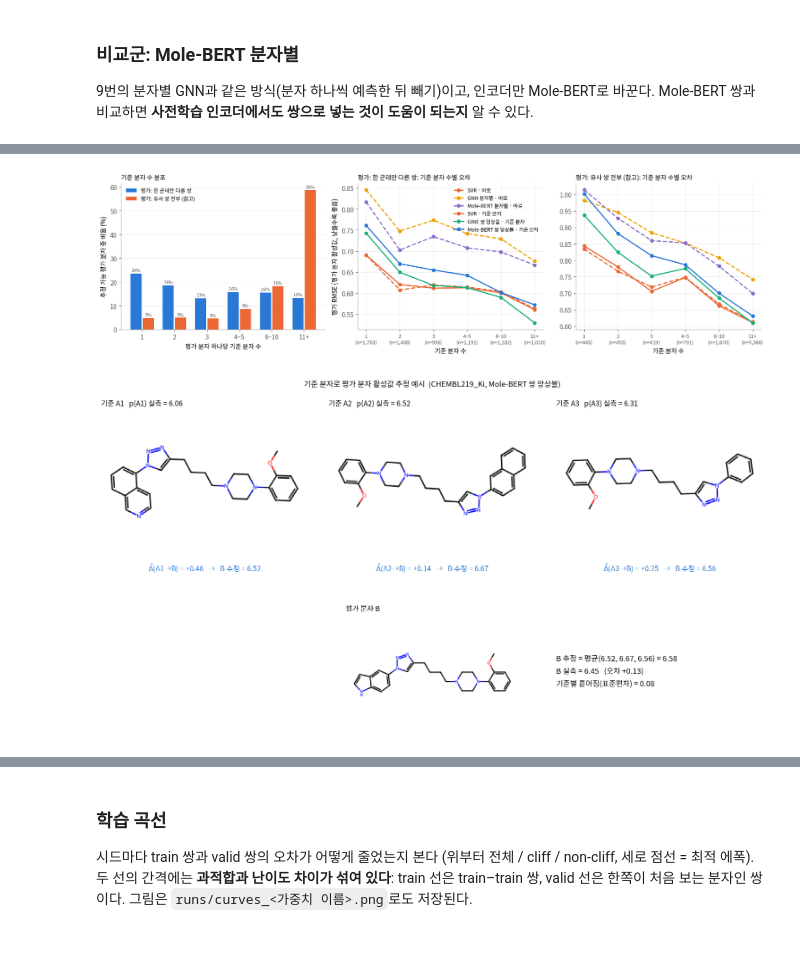
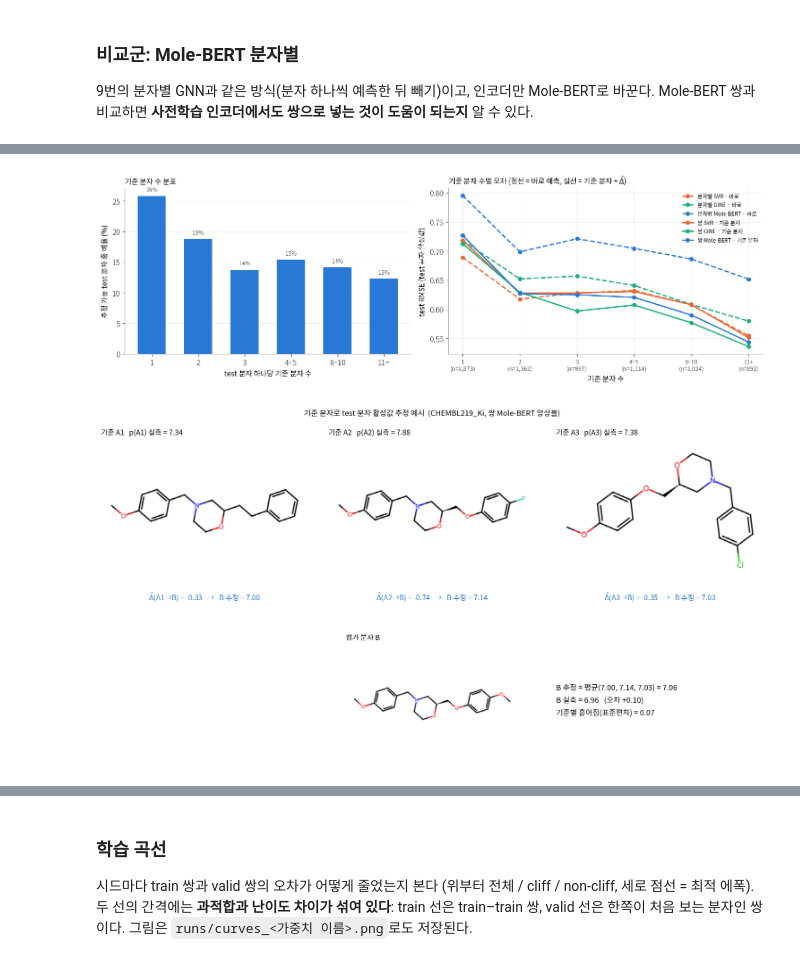
Before and after one commit to dlrudgms1234-commits/capstone, a Jupyter notebook: ac_pipeline.ipynb, the cells around one changed output, grey strips where cells are left out. Drawn from its saved outputs; the diff is of its cells as text; code cells hidden in the pictures.

```diff
--- a/ac_pipeline.ipynb
+++ b/ac_pipeline.ipynb
@@ -1344,13 +1293,13 @@ class MolModel(nn.Module):
     def __init__(self):
         super().__init__()
         self.mol = GNN()
-        self.head = make_head(HIDDEN + len(DEV_TARGETS))   # 쌍 모델과 같은 헤드 (HEAD 옵션)
+        self.head = make_head(HIDDEN + len(DEV_TARGETS))   # 쌍 모델과 같은 헤드 (1024 → 1024 → 1)
 
     def forward(self, g, tgt):
-        h = readout(self.mol(g), g.batch)
+        h = global_mean_pool(self.mol(g), g.batch)
         return self.head(torch.cat([h, F.one_hot(tgt, len(DEV_TARGETS)).float()], 1)).squeeze(1)
 
-MOL_PATIENCE = 20   # 한 epoch에 보는 양이 쌍보다 훨씬 적어 쌍 모델(8)보다 길게 기다린다
+MOL_PATIENCE = 20   # valid 분자 활성 오차로 멈춘다. 한 에폭에 보는 양이 쌍보다 훨씬 적어 쌍 모델(8)보다 길게 기다린다
 # 분자는 3.1만 개라 epoch당 학습 횟수가 쌍(13.5만~70만)보다 훨씬 적다. 200에서는 시드 3개 모두
 # 상한에 걸려 멈췄다(최적 197~199) → 상한을 넉넉히 두고 patience로 멈춘다
 MOL_EPOCHS = 1000
@@ -1382,7 +1331,7 @@ def train_mol(seed, tag, make_model=None, gdict=None):
         return model
     tr, va = MOLS[MOLS.split == 'train'], MOLS[MOLS.split == 'val']
     tr_loader, va_loader = mol_loader(tr, shuffle=True, gdict=gdict), mol_loader(va, gdict=gdict)
-    opt = (torch.optim.AdamW if OPTIM == 'adamw' else torch.optim.Adam)(model.param_groups() if hasattr(model, 'param_groups') else model.parameters(), lr=LR, weight_decay=WD)
+    opt = torch.optim.AdamW(model.param_groups() if hasattr(model, 'param_groups') else model.parameters(), lr=LR, weight_decay=WD)
     best, best_state, wait, hist = float('inf'), None, 0, []
     for epoch in range(MOL_EPOCHS):
         model.train()
@@ -1390,7 +1339,6 @@ def train_mol(seed, tag, make_model=None, gdict=None):
             g, t, y = g.to(DEVICE), t.to(DEVICE), y.to(DEVICE)
             loss = ((model(g, t) - y) ** 2).mean()
             opt.zero_grad(); loss.backward(); opt.step()
-            if L2SP: [m.l2sp_pull(PT_LR * L2SP) for m in model.modules() if hasattr(m, 'l2sp_pull')]   # L2-SP: 사전학습 가중치 쪽으로
         score = rmse(mol_predict(model, va_loader), va.p)
         hist.append(dict(epoch=epoch, val=score))
         if score < best:
@@ -1408,7 +1356,7 @@ def train_mol(seed, tag, make_model=None, gdict=None):
     torch.save(best_state, path)
     return model
 
-MOL_TAG = f't{len(DEV_TARGETS)}_h{HIDDEN}_l{LAYERS}_dr{DROPOUT}_wd{WD}_ep{MOL_EPOCHS}' + {'drop_leak': '_leakdrop', 'drop_random': '_rnddrop'}.get(LEAK_MODE, '') + ARCH_TAG   # 예측 헤드 크기·분자 표현 읽기
+MOL_TAG = f't{len(DEV_TARGETS)}_h{HIDDEN}_l{LAYERS}_dr0.3_wd{WD}_ep{MOL_EPOCHS}_leakdrop_head1024_adamw'   # 가중치 파일 이름 (dr0.3은 예전 표시)
 log(f'[mol] 학습 분자 {(MOLS.split == "train").sum():,} | 검증 분자 {(MOLS.split == "val").sum():,}')
 te = (MOLS.split == 'test').values
 files = [f'{RUNS}/{k}_{MOL_TAG}_seed{s}.{x}' for s in SEEDS for k, x in [('gnnmol', 'pt'), ('histmol', 'csv')]]
@@ -1429,7 +1377,5 @@ for s in SEEDS:
     p_ = dict(zip(zip(MOLS.target, MOLS.k), p_))
     for pset in PAIRSETS.values():
         pset[f'pred_gnnmol_s{s}'] = [p_[t, j] - p_[t, i] for t, i, j in zip(pset.target, pset.i, pset.j)]
-for pset in PAIRSETS.values():
-    pset['pred_gnnmol'] = pset[f'pred_gnnmol_s{SEEDS[0]}']
 print(f'참고: SVR 분자 단위 test RMSE {rmse(np.concatenate([mol_pred[t][load(t).split == "test"] for t in DEV_TARGETS]), MOLS.p[te]):.3f}')
 # %% [output]
@@ -1593,12 +1507,12 @@ class PTMolModel(MolModel):
     def __init__(self):
         nn.Module.__init__(self)
         self.mol = MoleBERT()
-        self.head = make_head(PT_DIM + len(DEV_TARGETS))   # 쌍 모델과 같은 헤드 (HEAD 옵션)
+        self.head = make_head(PT_DIM + len(DEV_TARGETS))   # 쌍 모델과 같은 헤드
 
     def param_groups(self):
-        return [{'params': self.mol.parameters(), 'lr': PT_LR, 'weight_decay': 0.0 if L2SP else WD * PT_WD_SCALE}, {'params': self.head.parameters(), 'lr': LR}]   # L2-SP면 인코더 감쇠 끔
+        return [{'params': self.mol.parameters(), 'lr': PT_LR}, {'params': self.head.parameters(), 'lr': LR}]
 
-PTMOL_TAG = f'{MOL_TAG}_molebert' + (f'_ptlr{PT_LR}' if PT_LR != 1e-4 else '') + (f'_l2sp{L2SP}' if L2SP else '') + (f'_ptwd{PT_WD_SCALE:g}x' if PT_WD_SCALE != 1 else '')
+PTMOL_TAG = f'{MOL_TAG}_molebert'
 # --- 학습·예측
 files = [f'{RUNS}/{k}_{PTMOL_TAG}_seed{s}.{x}' for s in SEEDS for k, x in [('gnnmol', 'pt'), ('histmol', 'csv')]]
 cache = pred_cache('preds_molpt', PTMOL_TAG, files)
@@ -1875,39 +1774,33 @@ for st, r in ANCHOR.items():
 # %%
-# 기준 분자 수 분포(왼쪽)와 기준 분자 수별 평가 분자 활성값 오차(가운데·오른쪽)
+# 기준 분자 수 분포(왼쪽)와 기준 분자 수별 test 분자 활성값 오차(오른쪽)
 BINS = [(1, 1, '1'), (2, 2, '2'), (3, 3, '3'), (4, 5, '4~5'), (6, 10, '6~10'), (11, 10 ** 9, '11+')]
 def ref_bin(n):
     return pd.Series(pd.cut(n, [b[0] - 0.5 for b in BINS] + [10 ** 9], labels=[b[2] for b in BINS]), index=n.index)
 
-fig, axes = plt.subplots(1, 3, figsize=(15, 4.3), gridspec_kw=dict(width_ratios=[1.1, 1, 1]))
-a_ = axes[0]; w = 0.38
-for k_, (st, res) in enumerate(ANCHOR.items()):
-    share = ref_bin(res['n_ref']).value_counts(normalize=True).reindex([b[2] for b in BINS]) * 100
-    bars = a_.bar(np.arange(len(BINS)) + (k_ - 0.5) * w, share.values, w * 0.9, color=[C1, C2][k_], label=LABEL[st], zorder=2)
-    for b, v in zip(bars, share.values):
-        a_.text(b.get_x() + b.get_width() / 2, v + 0.8, f'{v:.0f}%', ha='center', fontsize=7, color='0.35')
-a_.set(xticks=range(len(BINS)), xlabel='평가 분자 하나당 기준 분자 수', ylabel='추정 가능 평가 분자 중 비율 (%)')
-a_.set_xticklabels([b[2] for b in BINS])
-a_.set_title('기준 분자 수 분포', loc='left', fontsize=10)
-a_.legend(fontsize=8.5, frameon=False); a_.grid(axis='x', visible=False); tidy(a_)
+fig, (a0, a1) = plt.subplots(1, 2, figsize=(13, 4.3), gridspec_kw=dict(width_ratios=[1, 1.1]))
+share = ref_bin(ANCHOR['n_ref']).value_counts(normalize=True).reindex([b[2] for b in BINS]) * 100
+bars = a0.bar(np.arange(len(BINS)), share.values, 0.6, color=C1, zorder=2)
+for b, v in zip(bars, share.values):
+    a0.text(b.get_x() + b.get_width() / 2, v + 0.8, f'{v:.0f}%', ha='center', fontsize=7.5, color='0.35')
+a0.set(xticks=range(len(BINS)), xlabel='test 분자 하나당 기준 분자 수', ylabel='추정 가능 test 분자 중 비율 (%)')
+a0.set_xticklabels([b[2] for b in BINS]); a0.set_title('기준 분자 수 분포', loc='left', fontsize=10)
+a0.grid(axis='x', visible=False); tidy(a0)
 
-LINES = [('SVR · 바로', C2, '--'), ('GNN 분자별 · 바로', C4, '--'), ('Mole-BERT 분자별 · 바로', PURPLE, '--'), ('SVR · 기준 분자', C2, '-'),
-         ('GINE 쌍 앙상블 · 기준 분자', C3, '-'), ('Mole-BERT 쌍 앙상블 · 기준 분자', C1, '-')]
-for a_, (st, res) in zip(axes[1:], ANCHOR.items()):
-    bins = ref_bin(res['n_ref']).values
-    tp = res['truth'].p.values
-    for m, col, ls in LINES:
-        ys = [np.mean([rmse(p[bins == b[2]], tp[bins == b[2]]) for p in res['preds'][m]]) for b in BINS]
-        a_.plot(range(len(BINS)), ys, ls, color=col, marker='o', ms=5, lw=1.8, label=m)
-    a_.set(xticks=range(len(BINS)), xlabel='기준 분자 수')
-    a_.set_xticklabels([f'{b[2]}\n(n={int((bins == b[2]).sum()):,})' for b in BINS], fontsize=8)
-    a_.set_title(f'{LABEL[st]}: 기준 분자 수별 오차', loc='left', fontsize=10)
-    tidy(a_)
-axes[1].set_ylabel('평가 RMSE (평가 분자 활성값, 낮을수록 좋음)'); axes[1].legend(fontsize=8, frameon=False)
+LINES = [('분자별 SVR · 바로', C2, '--'), ('분자별 GINE · 바로', C3, '--'), ('분자별 Mole-BERT · 바로', C1, '--'),
+         ('쌍 SVR · 기준 분자', C2, '-'), ('쌍 GINE · 기준 분자', C3, '-'), ('쌍 Mole-BERT · 기준 분자', C1, '-')]
+bins = ref_bin(ANCHOR['n_ref']).values; tp_ = ANCHOR['truth'].p.values
+for m, col, ls in LINES:
+    p = ANCHOR['preds'][m]
+    a1.plot(range(len(BINS)), [rmse(p[bins == b[2]], tp_[bins == b[2]]) for b in BINS], ls, color=col, marker='o', ms=5, lw=1.8, label=m)
+a1.set(xticks=range(len(BINS)), xlabel='기준 분자 수', ylabel='test RMSE (test 분자 활성값)')
+a1.set_xticklabels([f'{b[2]}\n(n={int((bins == b[2]).sum()):,})' for b in BINS], fontsize=8)
+a1.set_title(r'기준 분자 수별 오차 (점선 = 바로 예측, 실선 = 기준 분자 + $\hat{\Delta}$)', loc='left', fontsize=10)
+a1.legend(fontsize=7.5, frameon=False); tidy(a1)
 fig.tight_layout(); plt.show()
 # %% [output]
-[figure, old version]
+[figure, new version]
 # %%
-# 기준 분자 예시: 기준이 3개인 평가 분자 하나 (한 군데만 다른 쌍, Mole-BERT 쌍 앙상블)
+# 기준 분자 예시: 기준이 3개인 test 분자 하나 (한 군데만 다른 쌍, 쌍 Mole-BERT 앙상블)
 import io
 from rdkit.Chem import rdDepictor
 from rdkit.Chem.Draw import rdMolDraw2D
@@ -1918,7 +1811,7 @@ def _mol(smiles, size=(330, 230)):
     d.DrawMolecule(m); d.FinishDrawing()
     return plt.imread(io.BytesIO(d.GetDrawingText()))
 
-ps = RESULTS['single']; e = ps[ps.split == 'test'].copy()
+e = TP.copy()
 e['b_is_j'] = [mol_split[t][i] != 'test' for t, i in zip(e.target, e.i)]
 e['kb'] = np.where(e.b_is_j, e.j, e.i); e['ka'] = np.where(e.b_is_j, e.i, e.j)
 e['d_hat'] = np.where(e.b_is_j, 1, -1) * e['pred_pt_ens']
@@ -1940,10 +1833,10 @@ ax.set_title('평가 분자 B', fontsize=10.5, loc='left')
 fig.text(0.68, 0.18, f'B 추정 = 평균({", ".join(f"{v:.2f}" for v in ests)}) = {np.mean(ests):.2f}\n'
                      f'B 실측 = {p_b:.2f}   (오차 {np.mean(ests) - p_b:+.2f})\n'
                      f'기준별 흩어짐(표준편차) = {np.std(ests, ddof=1):.2f}', fontsize=11, va='center', linespacing=1.8)
-fig.suptitle(f'기준 분자로 평가 분자 활성값 추정 예시  ({t_}, Mole-BERT 쌍 앙상블)', y=1.0, fontsize=11)
+fig.suptitle(f'기준 분자로 test 분자 활성값 추정 예시  ({t_}, 쌍 Mole-BERT 앙상블)', y=1.0, fontsize=11)
 plt.show()
 # %% [output]
-[figure, old version]
+[figure, new version]
 # %% [markdown]
 #### 기준 분자 평가 해석
 
```
Also changed, not shown: parts of 54 cells of this notebook, 15 other files.
